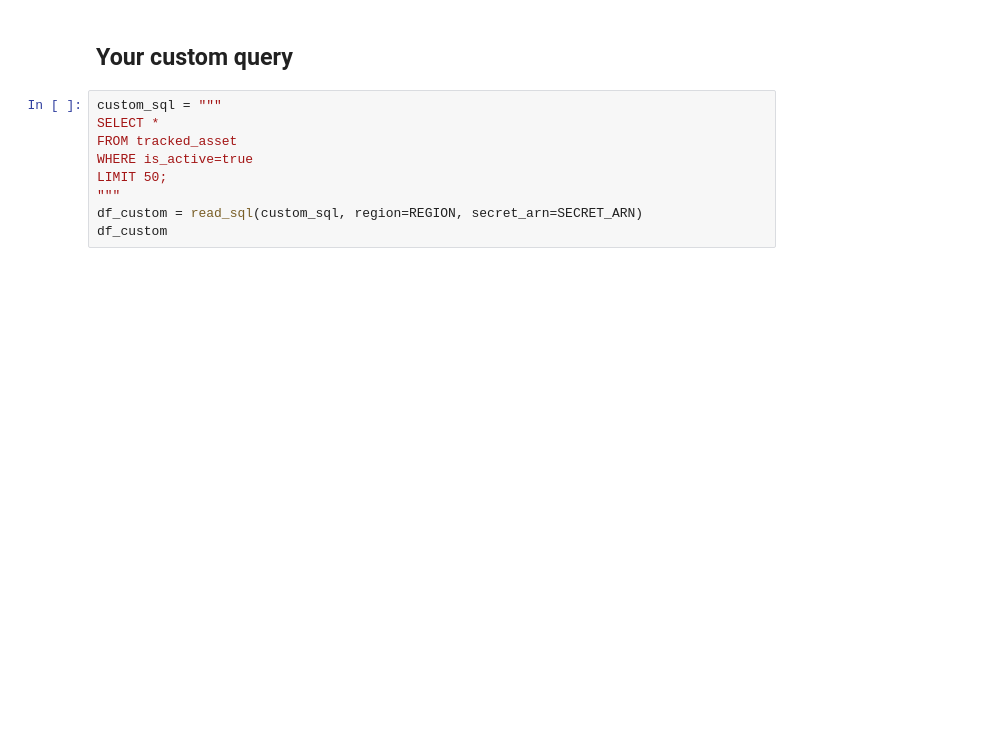
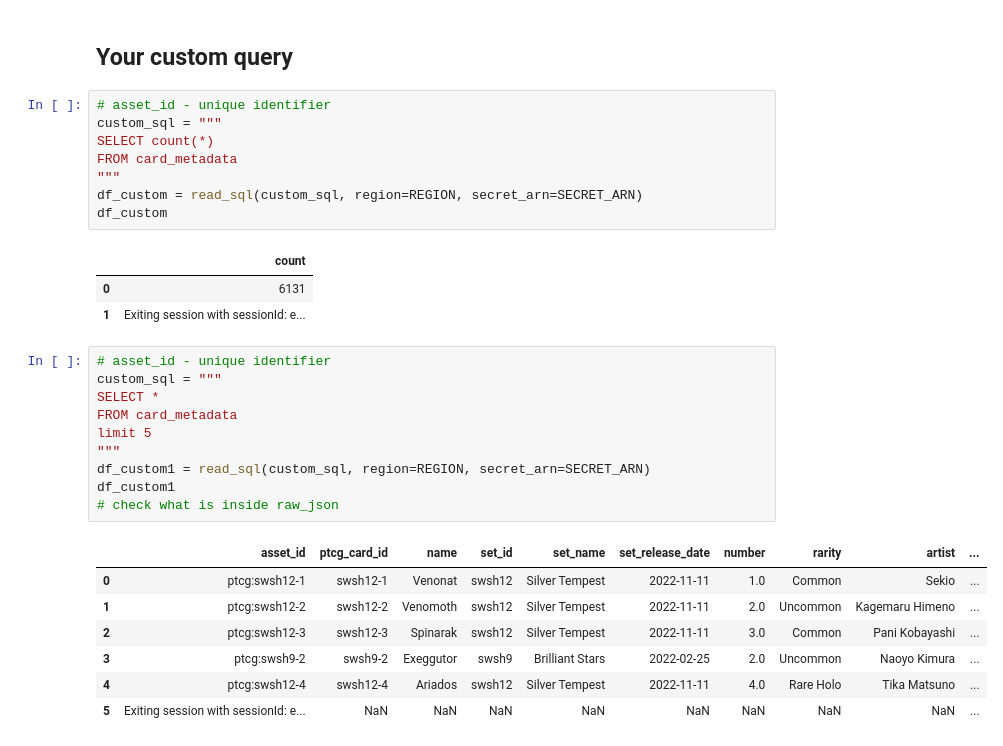
Before and after one commit to FilippoLentoni/poke-platform, a Jupyter notebook: notebooks/db_explore.ipynb, the cells around one changed output. Saved outputs shown, nothing was run; the diff lists cells and outputs as text; blank space fills up the shorter version.

```diff
--- a/notebooks/db_explore.ipynb
+++ b/notebooks/db_explore.ipynb
@@ -103,11 +120,32 @@ tables
 # %% [markdown]
 ## Your custom query
 # %%
+# asset_id - unique identifier
 custom_sql = """
-SELECT *
-FROM tracked_asset
-WHERE is_active=true
-LIMIT 50;
+SELECT count(*)
+FROM card_metadata
 """
 df_custom = read_sql(custom_sql, region=REGION, secret_arn=SECRET_ARN)
 df_custom
+# %% [output]
+|  | count |
+| 0 | 6131 |
+| 1 | Exiting session with sessionId: e... |
+# %%
+# asset_id - unique identifier
+custom_sql = """
+SELECT *
+FROM card_metadata
+limit 5
+"""
+df_custom1 = read_sql(custom_sql, region=REGION, secret_arn=SECRET_ARN)
+df_custom1
+# check what is inside raw_json
+# %% [output]
+|  | asset_id | ptcg_card_id | name | set_id | set_name | set_release_date | number | rarity | artist | ... |
+| 0 | ptcg:swsh12-1 | swsh12-1 | Venonat | swsh12 | Silver Tempest | 2022-11-11 | 1.0 | Common | Sekio | ... |
+| 1 | ptcg:swsh12-2 | swsh12-2 | Venomoth | swsh12 | Silver Tempest | 2022-11-11 | 2.0 | Uncommon | Kagemaru Himeno | ... |
+| 2 | ptcg:swsh12-3 | swsh12-3 | Spinarak | swsh12 | Silver Tempest | 2022-11-11 | 3.0 | Common | Pani Kobayashi | ... |
+| 3 | ptcg:swsh9-2 | swsh9-2 | Exeggutor | swsh9 | Brilliant Stars | 2022-02-25 | 2.0 | Uncommon | Naoyo Kimura | ... |
+| 4 | ptcg:swsh12-4 | swsh12-4 | Ariados | swsh12 | Silver Tempest | 2022-11-11 | 4.0 | Rare Holo | Tika Matsuno | ... |
+| 5 | Exiting session with sessionId: e... | NaN | NaN | NaN | NaN | NaN | NaN | NaN | NaN | ... |
```
Also changed, not shown: parts of 10 cells of this notebook, 18 other files.
